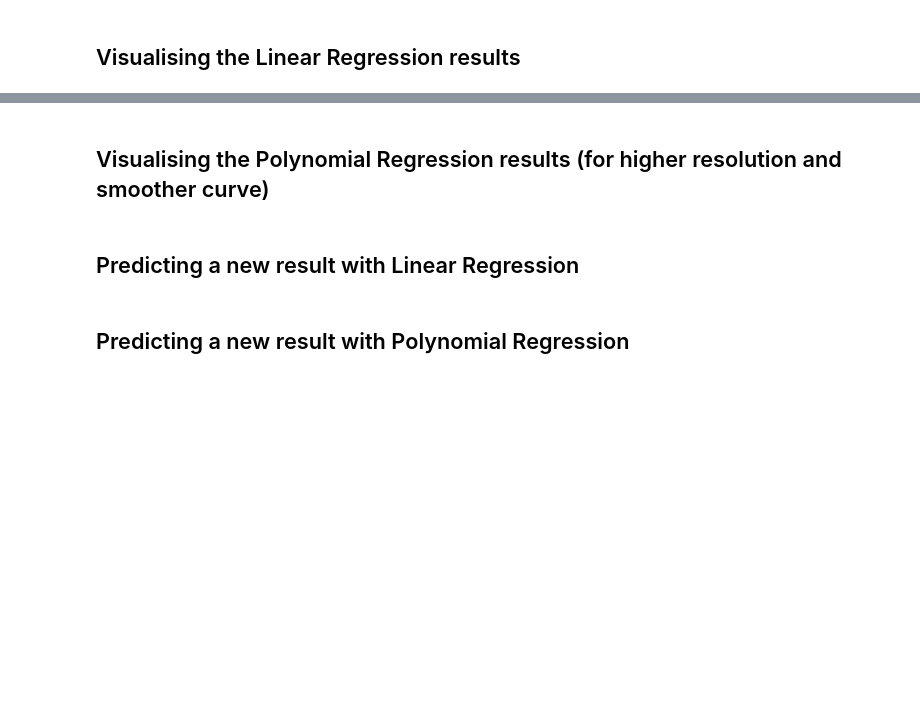
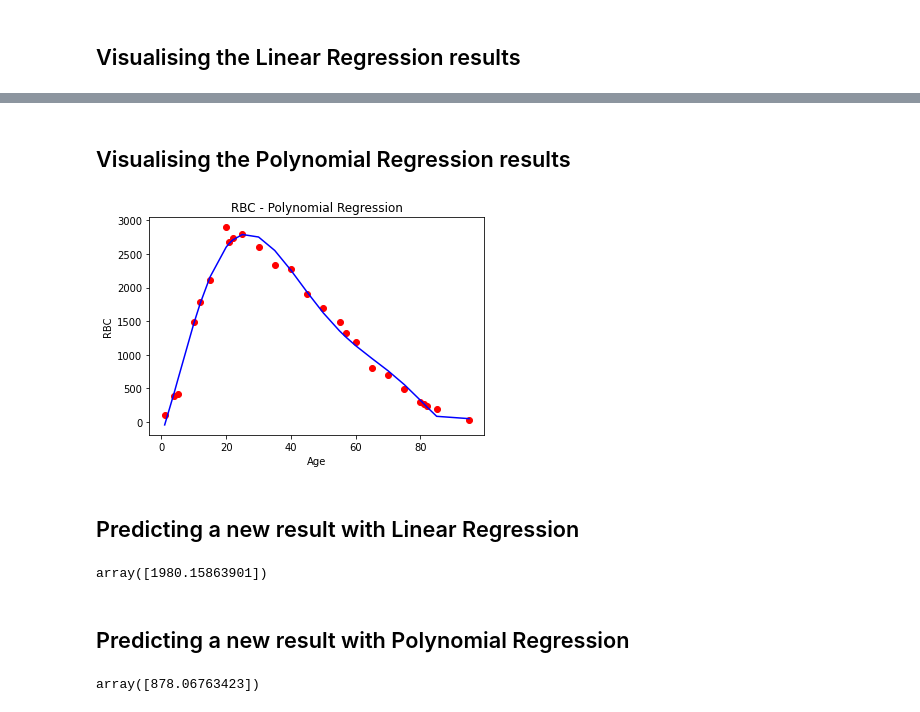
Before and after one commit to sharathmerugu24/prepML, a Jupyter notebook: Polynomial_Regression.ipynb, the cells around one changed output, grey strips where cells are left out. Saved outputs shown, nothing was run; the diff lists cells and outputs as text; code cells hidden in the pictures; blank space fills up the shorter version.

```diff
--- a/Polynomial_Regression.ipynb
+++ b/Polynomial_Regression.ipynb
@@ -47,6 +47,23 @@ plt.show
 # %% [markdown]
-## Visualising the Polynomial Regression results (for higher resolution and smoother curve)
+## Visualising the Polynomial Regression results
+# %%
+plt.scatter(X, y, color = "red")
+plt.plot(X, linear_reg_2.predict(X_poly), color='blue')
+plt.title("RBC - Polynomial Regression")
+plt.xlabel('Age')
+plt.ylabel('RBC')
+plt.show()
+# %% [output]
+[figure, added]
 # %% [markdown]
 ## Predicting a new result with Linear Regression
+# %%
+linear_reg.predict([[6.5]])
+# %% [output]
+array([1980.15863901])
 # %% [markdown]
 ## Predicting a new result with Polynomial Regression
+# %%
+linear_reg_2.predict(polynomial_reg.fit_transform([[6.5]]))
+# %% [output]
+array([878.06763423])
```
Also changed, not shown: parts of 6 cells of this notebook.
